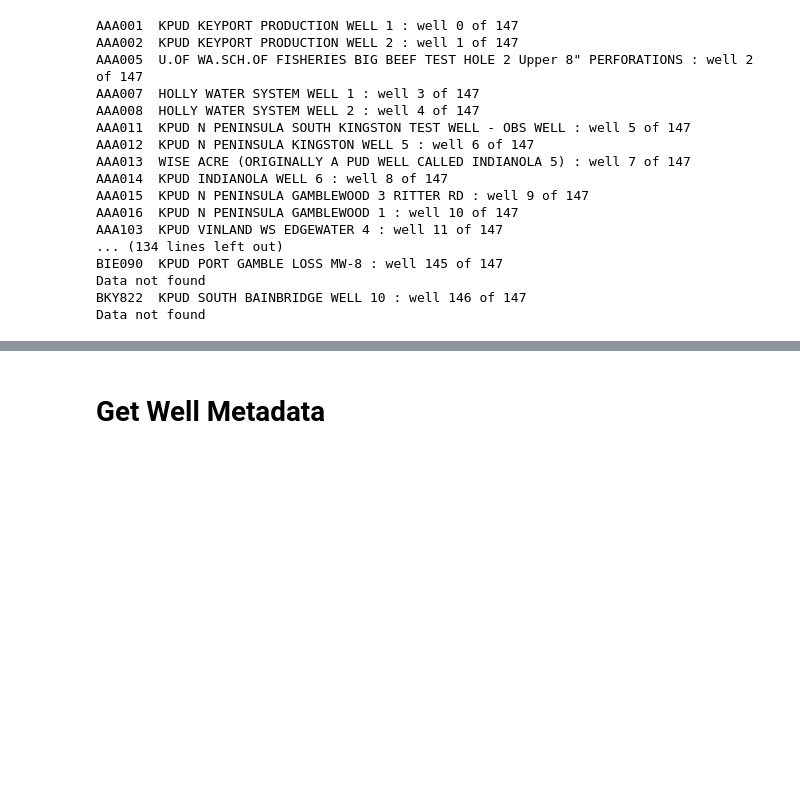
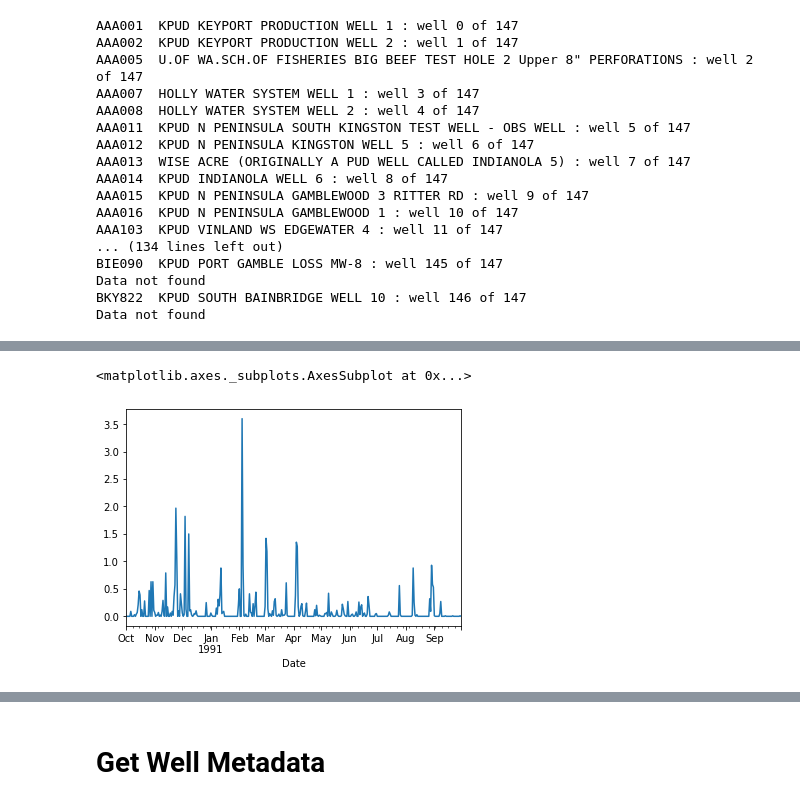
Before and after one commit to InternetGareth/Local_Weather, a Jupyter notebook: 1 - Ingest Data.ipynb, the cells around one changed output, grey strips where cells are left out. Drawn from its saved outputs; the diff is of its cells as text; code cells hidden in the pictures; blank space fills up the shorter version.

```diff
--- a/1 - Ingest Data.ipynb
+++ b/1 - Ingest Data.ipynb
@@ -23,7 +23,7 @@ import contextily
 * **Ouput**: 'KPUD_[Date of Scrape].csv'
 # %%
 today = date.today()
-filename = 'KPUD_' + str(today).replace('-','_') + '.csv'
+filename = 'Data/Ingestion/KPUD_Discharge_' + str(today).replace('-','_') + '.csv'
 
 driver = webdriver.Chrome()
 driver.get('http://kpudhydrodata.kpud.org/APSFED_DISCHARGE.aspx')
@@ -120,7 +120,7 @@ pd.read_csv('KPUD_2020_04_05.csv', index_col=0)
 # %%
 
 today = date.today()
-filename = 'KPUD_Well_Depth_' + str(today).replace('-','_') + '.csv'
+filename = 'Data/Ingestion/KPUD_Well_Depth_' + str(today).replace('-','_') + '.csv'
 
 driver = webdriver.Chrome()
 driver.get('http://kpudhydrodata.kpud.org/APSFED_WELLS.aspx')
@@ -192,0 +300,5 @@ Data not found
+# %%
+data['Rain(inches)'].plot()
+# %% [output]
+<matplotlib.axes._subplots.AxesSubplot at 0x...>
+[figure, added]
```
Also changed, not shown: parts of 9 cells of this notebook, 10 other files.
